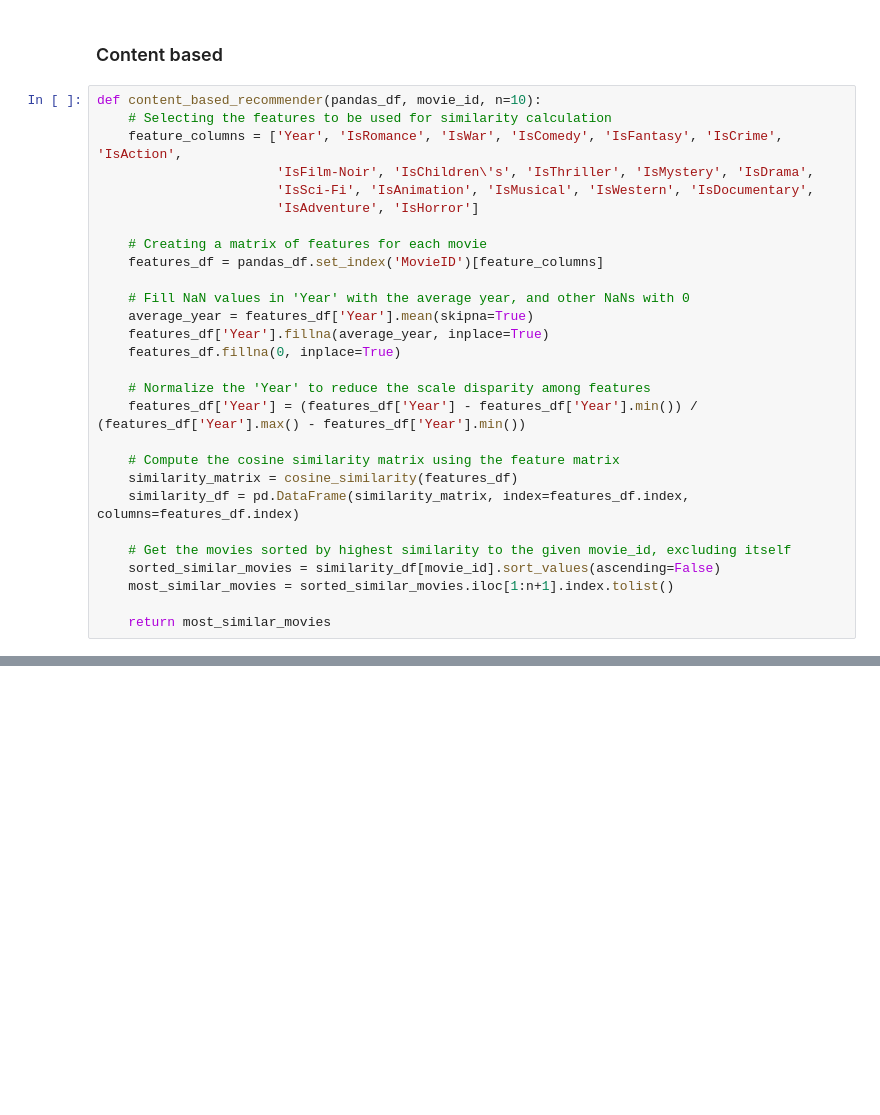
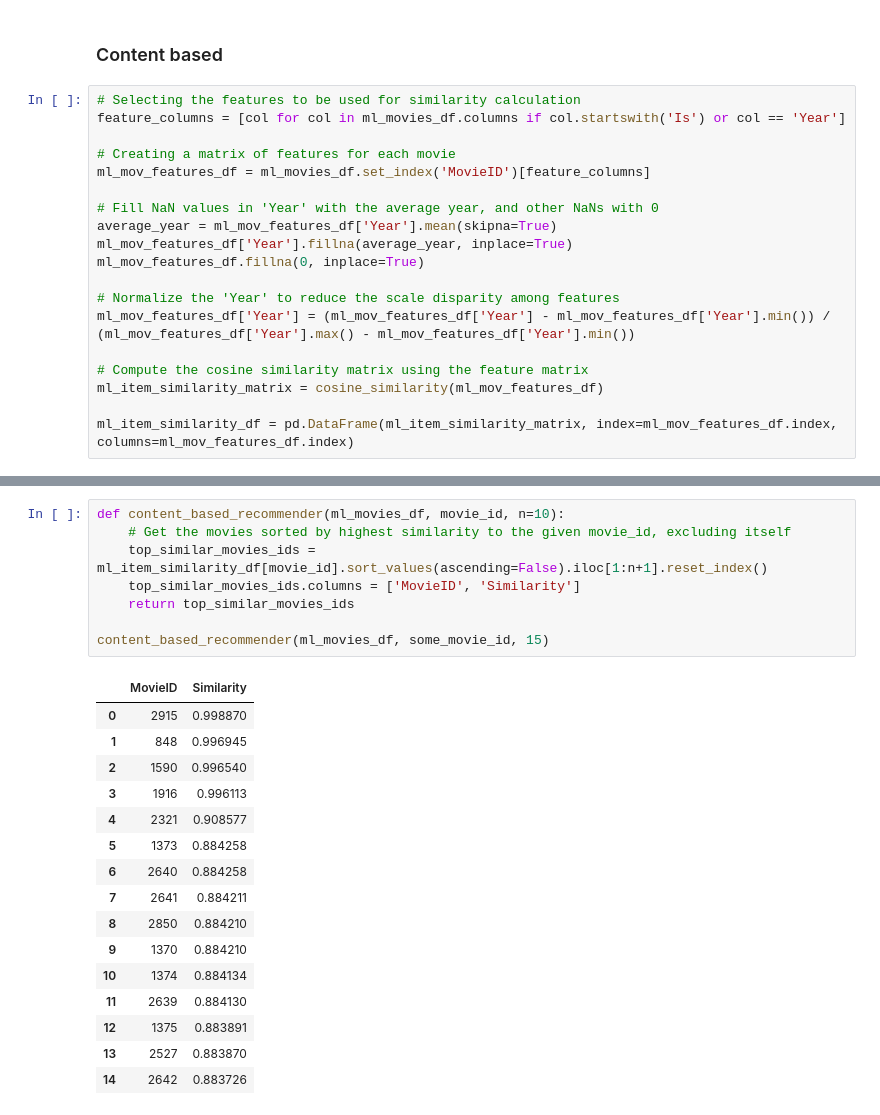
Before and after one commit to mark2002007/UCU_5K2S_Recommender_Systems_Project, a Jupyter notebook: experiments/t/item_item_collaborative_filtering.ipynb, the cells around one changed output, grey strips where cells are left out. Saved outputs shown, nothing was run; the diff lists cells and outputs as text; blank space fills up the shorter version.

Commit message:
+ moved similarity computation out of colaborative filtering + changed colaborative filtering a bit

```diff
--- a/experiments/t/item_item_collaborative_filtering.ipynb
+++ b/experiments/t/item_item_collaborative_filtering.ipynb
@@ -105,30 +110,21 @@ F1@15: 0.027777777777591144
 # %% [markdown]
 ### Content based
 # %%
-def content_based_recommender(pandas_df, movie_id, n=10):
-    # Selecting the features to be used for similarity calculation
-    feature_columns = ['Year', 'IsRomance', 'IsWar', 'IsComedy', 'IsFantasy', 'IsCrime', 'IsAction',
-                       'IsFilm-Noir', 'IsChildren\'s', 'IsThriller', 'IsMystery', 'IsDrama',
-                       'IsSci-Fi', 'IsAnimation', 'IsMusical', 'IsWestern', 'IsDocumentary',
-                       'IsAdventure', 'IsHorror']
+# Selecting the features to be used for similarity calculation
+feature_columns = [col for col in ml_movies_df.columns if col.startswith('Is') or col == 'Year']
 
-    # Creating a matrix of features for each movie
-    features_df = pandas_df.set_index('MovieID')[feature_columns]
+# Creating a matrix of features for each movie
+ml_mov_features_df = ml_movies_df.set_index('MovieID')[feature_columns]
 
-    # Fill NaN values in 'Year' with the average year, and other NaNs with 0
-    average_year = features_df['Year'].mean(skipna=True)
-    features_df['Year'].fillna(average_year, inplace=True)
-    features_df.fillna(0, inplace=True)
+# Fill NaN values in 'Year' with the average year, and other NaNs with 0
+average_year = ml_mov_features_df['Year'].mean(skipna=True)
+ml_mov_features_df['Year'].fillna(average_year, inplace=True)
+ml_mov_features_df.fillna(0, inplace=True)
 
-    # Normalize the 'Year' to reduce the scale disparity among features
-    features_df['Year'] = (features_df['Year'] - features_df['Year'].min()) / (features_df['Year'].max() - features_df['Year'].min())
+# Normalize the 'Year' to reduce the scale disparity among features
+ml_mov_features_df['Year'] = (ml_mov_features_df['Year'] - ml_mov_features_df['Year'].min()) / (ml_mov_features_df['Year'].max() - ml_mov_features_df['Year'].min())
 
-    # Compute the cosine similarity matrix using the feature matrix
-    similarity_matrix = cosine_similarity(features_df)
-    similarity_df = pd.DataFrame(similarity_matrix, index=features_df.index, columns=features_df.index)
+# Compute the cosine similarity matrix using the feature matrix
+ml_item_similarity_matrix = cosine_similarity(ml_mov_features_df)
 
-    # Get the movies sorted by highest similarity to the given movie_id, excluding itself
-    sorted_similar_movies = similarity_df[movie_id].sort_values(ascending=False)
-    most_similar_movies = sorted_similar_movies.iloc[1:n+1].index.tolist()
-
-    return most_similar_movies
+ml_item_similarity_df = pd.DataFrame(ml_item_similarity_matrix, index=ml_mov_features_df.index, columns=ml_mov_features_df.index)
@@ -135,3 +138,28 @@ def content_based_recommender(pandas_df, movie_id, n=10):
+# %%
+def content_based_recommender(ml_movies_df, movie_id, n=10):
+    # Get the movies sorted by highest similarity to the given movie_id, excluding itself
+    top_similar_movies_ids = ml_item_similarity_df[movie_id].sort_values(ascending=False).iloc[1:n+1].reset_index()
+    top_similar_movies_ids.columns = ['MovieID', 'Similarity']
+    return top_similar_movies_ids
+
+content_based_recommender(ml_movies_df, some_movie_id, 15)
+# %% [output]
+|  | MovieID | Similarity |
+| 0 | 2915 | 0.998870 |
+| 1 | 848 | 0.996945 |
+| 2 | 1590 | 0.996540 |
+| 3 | 1916 | 0.996113 |
+| 4 | 2321 | 0.908577 |
+| 5 | 1373 | 0.884258 |
+| 6 | 2640 | 0.884258 |
+| 7 | 2641 | 0.884211 |
+| 8 | 2850 | 0.884210 |
+| 9 | 1370 | 0.884210 |
+| 10 | 1374 | 0.884134 |
+| 11 | 2639 | 0.884130 |
+| 12 | 1375 | 0.883891 |
+| 13 | 2527 | 0.883870 |
+| 14 | 2642 | 0.883726 |
 # %%
 some_movie_id = 520
 some_user_id = 52
```
Also changed, not shown: parts of 8 cells of this notebook.
